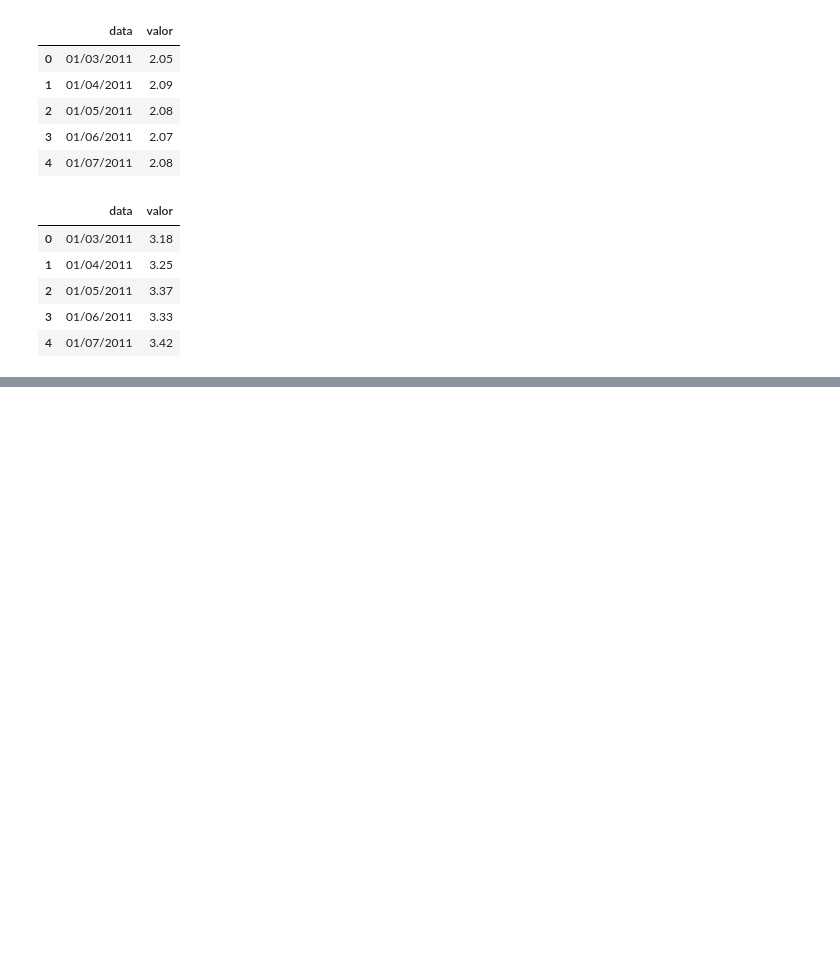
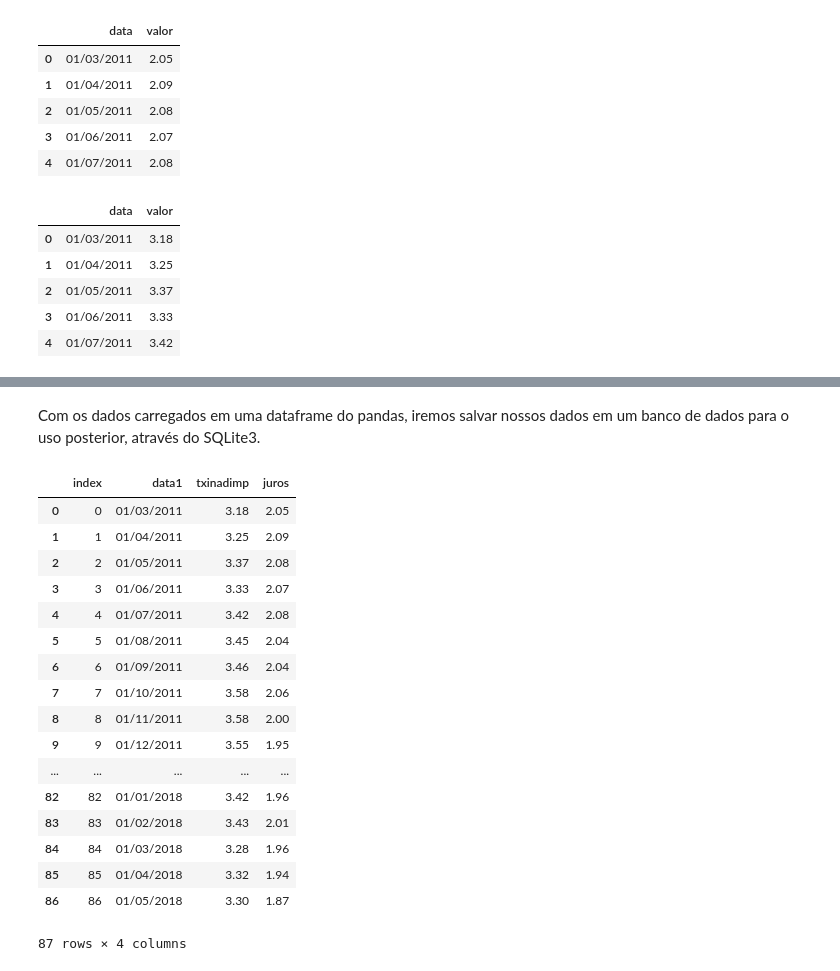
Before and after one commit to GustavoAlovisi/Econometrics2018, a Jupyter notebook: eco02018.ipynb, the cells around one changed output, grey strips where cells are left out. Cells and saved outputs as stored; diff of their text form; code cells hidden in the pictures; blank space fills up the shorter version.

Commit message:
Adicionado código-fonte para criar um banco de dados em SQLite3, storar nosso dataframe pandas e posteriormente carregar os dados do banco.

```diff
--- a/eco02018.ipynb
+++ b/eco02018.ipynb
@@ -29,0 +48,7 @@ txinadimplencia.head()
+# %%
+txinadimplencia.columns = ['data1', 'txinadimp']
+jurosmedmensal.columns = ['data2', 'juros']
+dataframe = [txinadimplencia, jurosmedmensal]
+dataframe = pd.concat(dataframe, 1)
+dataframe = dataframe.drop('data2', 1)
+dataframe.head()
@@ -29,0 +62,28 @@ txinadimplencia.head()
+# %% [markdown]
+Com os dados carregados em uma dataframe do pandas, iremos salvar nossos dados em um banco de dados para o uso posterior, através do SQLite3.
+# %%
+database = sqlite3.connect('dados.db')
+c = database.cursor()
+c.execute('''CREATE TABLE IF NOT EXISTS variaveis (data text, txjuros real, inadimplencia real)''')
+
+#c.executemany('INSERT into variaveis VALUES (?,?,?)', dataframe)
+dataframe.to_sql("variaveis", database, if_exists = 'replace')
+# %% [output]
+|  | index | data1 | txinadimp | juros |
+| 0 | 0 | 01/03/2011 | 3.18 | 2.05 |
+| 1 | 1 | 01/04/2011 | 3.25 | 2.09 |
+| 2 | 2 | 01/05/2011 | 3.37 | 2.08 |
+| 3 | 3 | 01/06/2011 | 3.33 | 2.07 |
+| 4 | 4 | 01/07/2011 | 3.42 | 2.08 |
+| 5 | 5 | 01/08/2011 | 3.45 | 2.04 |
+| 6 | 6 | 01/09/2011 | 3.46 | 2.04 |
+| 7 | 7 | 01/10/2011 | 3.58 | 2.06 |
+| 8 | 8 | 01/11/2011 | 3.58 | 2.00 |
+| 9 | 9 | 01/12/2011 | 3.55 | 1.95 |
+| ... | ... | ... | ... | ... |
+| 82 | 82 | 01/01/2018 | 3.42 | 1.96 |
+| 83 | 83 | 01/02/2018 | 3.43 | 2.01 |
+| 84 | 84 | 01/03/2018 | 3.28 | 1.96 |
+| 85 | 85 | 01/04/2018 | 3.32 | 1.94 |
+| 86 | 86 | 01/05/2018 | 3.30 | 1.87 |
+87 rows × 4 columns
```
Also changed, not shown: parts of 10 cells of this notebook.
